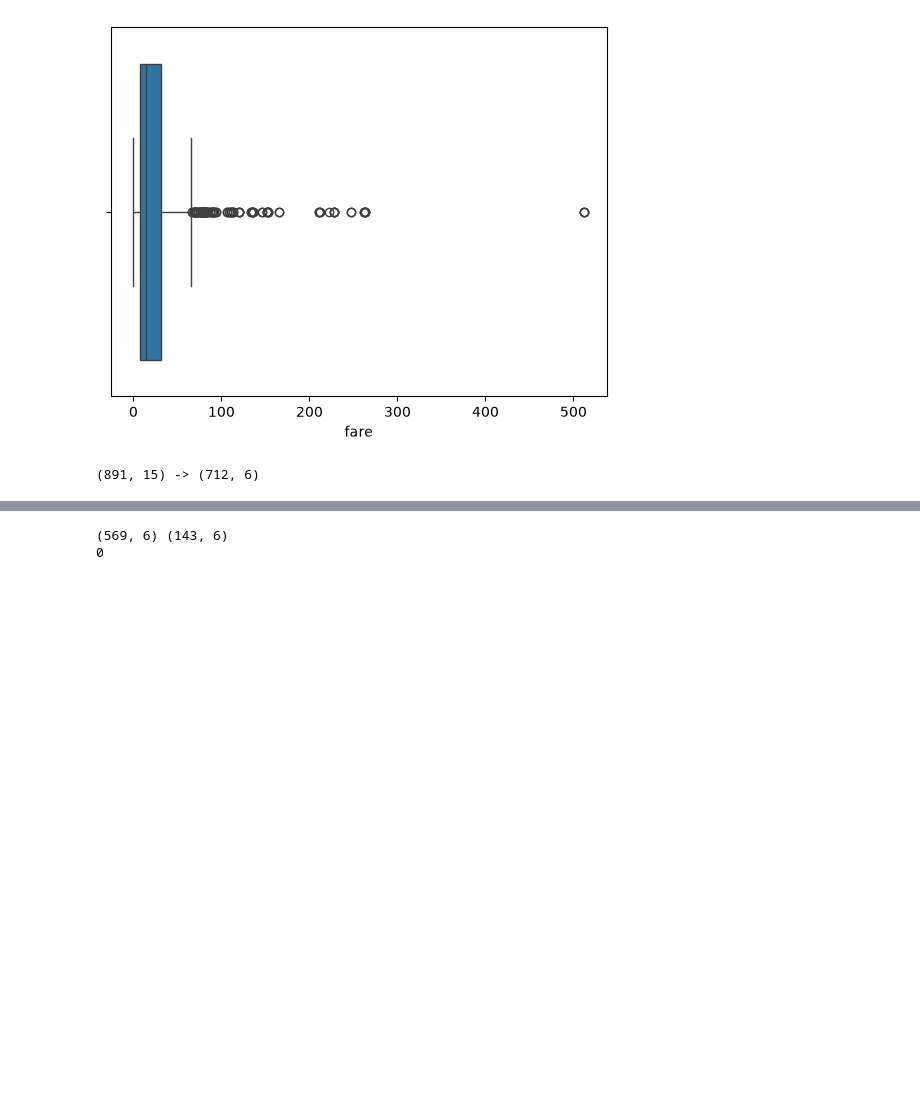
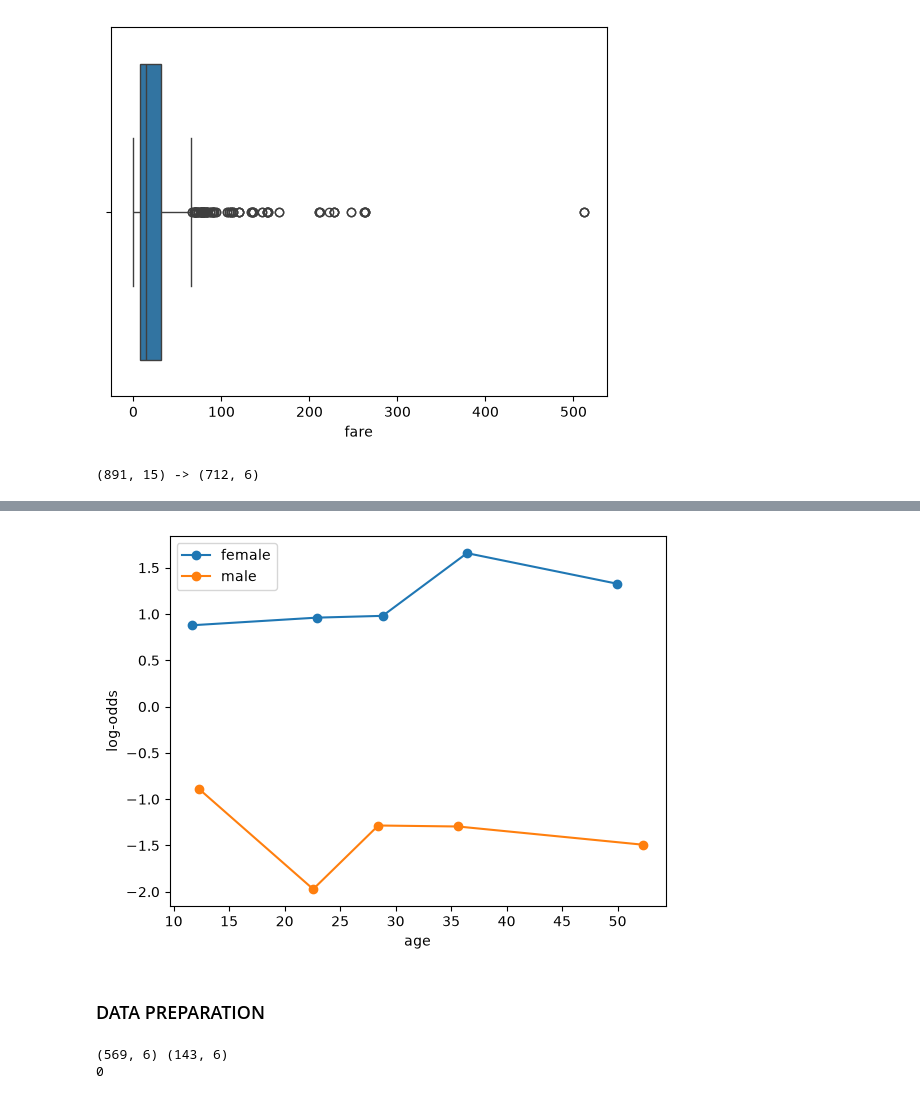
Before and after one commit to MrHarry2003/ML-Practice, a Jupyter notebook: titanic-ml/notebook.ipynb, the cells around one changed output, grey strips where cells are left out. Cells and saved outputs as stored; diff of their text form; code cells hidden in the pictures; blank space fills up the shorter version.

```diff
--- a/titanic-ml/notebook.ipynb
+++ b/titanic-ml/notebook.ipynb
@@ -102,3 +195,25 @@ print(df.shape, "->", data.shape)
+# %%
+data_copy["age_group"] = pd.qcut(data_copy["age"], q=5)
+
+g2 = data_copy.groupby(["sex", "age_group"], observed=True).agg(
+    avg_age=("age", "mean"),
+    p=("survived", "mean"),
+).reset_index()
+
+g2["p"] = g2["p"].clip(0.01, 0.99)
+g2["log_odds"] = np.log(g2["p"] / (1 - g2["p"]))
+
+for s, grp in g2.groupby("sex"):
+    plt.plot(grp["avg_age"], grp["log_odds"], marker="o", label=s)
+plt.xlabel("age"); plt.ylabel("log-odds"); plt.legend()
+plt.show()
+
+# log-odds = b0 + b_age·age + b_sex·male/female -> The plot shows somewhat linearity so we can use logistic regression with age and sex as inputs.
+# We can also add pclass and fare as inputs as these input has less covariance with age and each other and for better model performance covariance of inputs should be low.
+# %% [output]
+[figure, added]
+# %% [markdown]
+### DATA PREPARATION
 # %%
 from sklearn.model_selection import train_test_split
 from sklearn.compose import ColumnTransformer
```
Also changed, not shown: parts of 9 cells of this notebook.
